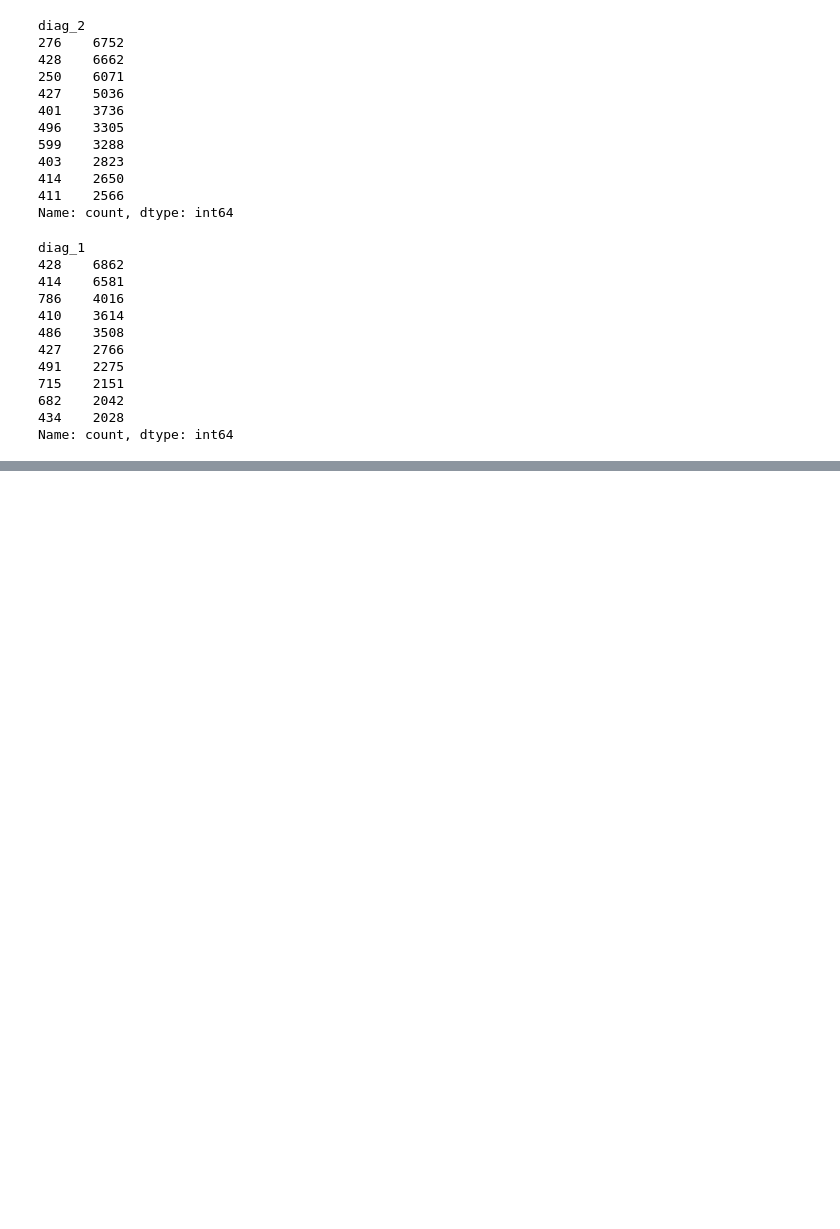
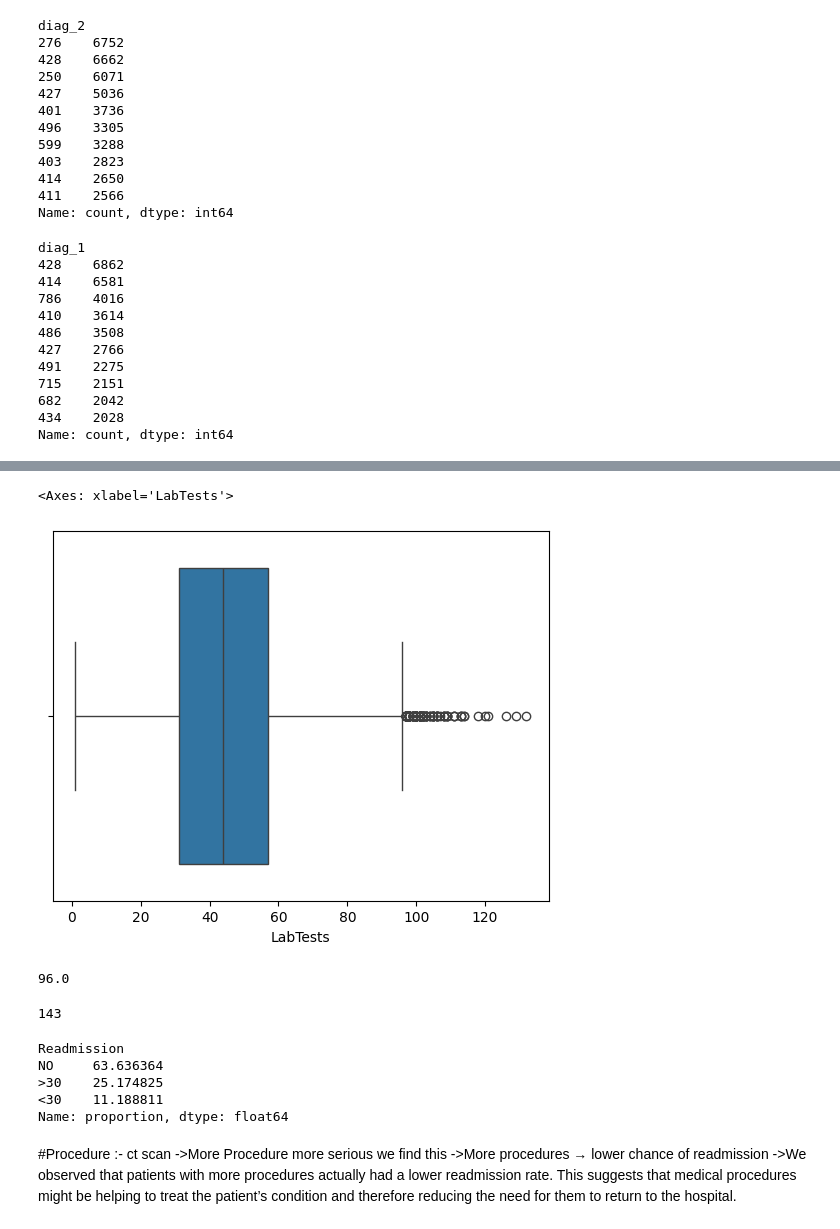
Before and after one commit to akashkumar181/Advanced-Model-For-Clinical-Pattern-Mining-for-Readmission-Risk-among-Diabetes-Patients, a Jupyter notebook: Model.ipynb, the cells around one changed output, grey strips where cells are left out. Saved outputs shown, nothing was run; the diff lists cells and outputs as text; code cells hidden in the pictures; blank space fills up the shorter version.

Commit message:
EDA on all Column

```diff
--- a/Model.ipynb
+++ b/Model.ipynb
@@ -387,0 +460,2 @@ df=df.drop(['encounter_id','patient_nbr'],axis=1)
+# %%
+df['payer_code']=df['payer_code'].replace("?","None")
@@ -387,0 +466,2 @@ df=df.drop(['encounter_id','patient_nbr'],axis=1)
+# %%
+df = df.drop(columns=['payer_code'])
@@ -387,0 +508,2 @@ df=df.drop(['encounter_id','patient_nbr'],axis=1)
+# %%
+df['medical_specialty'] = df['medical_specialty'].replace('?', np.nan)
@@ -387,0 +514,2 @@ df=df.drop(['encounter_id','patient_nbr'],axis=1)
+# %%
+df['medical_specialty']=df['medical_specialty'].fillna('Unknown')
@@ -387,0 +547,34 @@ df=df.drop(['encounter_id','patient_nbr'],axis=1)
+# %%
+sns.boxplot(x=df['LabTests'])
+# %% [output]
+<Axes: xlabel='LabTests'>
+[figure, added]
+# %%
+Q1 = df['LabTests'].quantile(0.25)
+Q3 = df['LabTests'].quantile(0.75)
+IQR = Q3 - Q1
+
+upper_limit = Q3 + 1.5*IQR
+lower_limit = Q1 - 1.5*IQR
+
+upper_limit
+# %% [output]
+96.0
+# %%
+(df['LabTests'] > upper_limit).sum()
+# %% [output]
+143
+# %%
+df[df['LabTests'] > 96]['Readmission'].value_counts(normalize=True) * 100
+# %% [output]
+Readmission
+NO     63.636364
+>30    25.174825
+<30    11.188811
+Name: proportion, dtype: float64
+# %% [markdown]
+#Procedure :- ct scan
+->More Procedure more serious
+we  find this
+->More procedures → lower chance of readmission
+->We observed that patients with more procedures actually had a lower readmission rate. This suggests that medical procedures might be helping to treat the patient’s condition and therefore reducing the need for them to return to the hospital.
```
Also changed, not shown: parts of 56 cells of this notebook.
